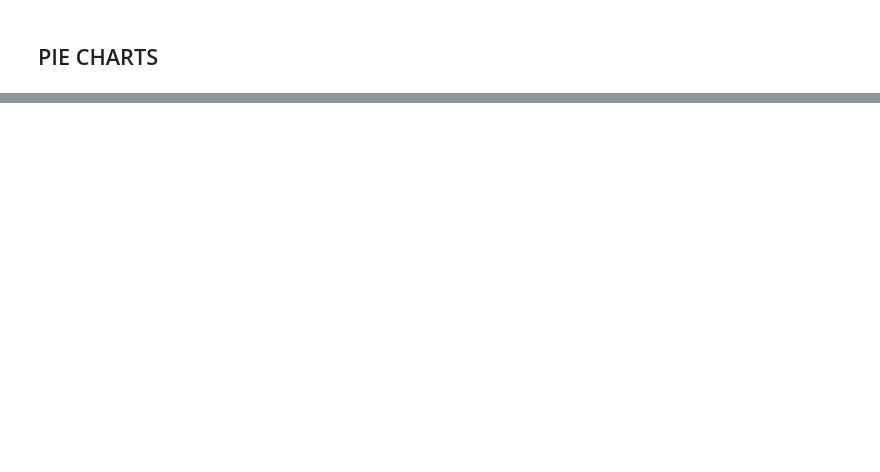
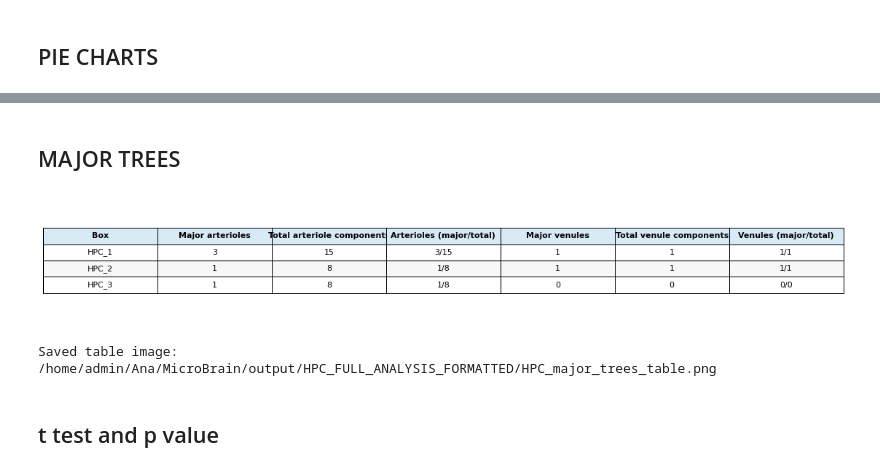
Before and after one commit to abarrio12/ARTORG, a Jupyter notebook: codes/Graph Analysis & by region/Graph analysis/test.ipynb, the cells around one changed output, grey strips where cells are left out. Cells and saved outputs as stored; diff of their text form; code cells hidden in the pictures; blank space fills up the shorter version.

```diff
--- a/codes/Graph Analysis & by region/Graph analysis/test.ipynb
+++ b/codes/Graph Analysis & by region/Graph analysis/test.ipynb
@@ -1843,0 +1259,10 @@ print(f"ratio diameter/r0:       {np.nanmedian(diam_raw)/np.nanmedian(r0_raw):.3
+# %% [markdown]
+## MAJOR TREES
+# %%
+table_png = os.path.join(out_root, "HPC_major_trees_table.png")
+save_major_trees_table_png(summary_df, table_png, graph_order=BOX_ORDER)
+# %% [output]
+[figure, added]
+Saved table image: /home/admin/Ana/MicroBrain/output/HPC_FULL_ANALYSIS_FORMATTED/HPC_major_trees_table.png
+# %% [markdown]
+## t test and p value
```
Also changed, not shown: parts of 52 cells of this notebook, 1 other file.
